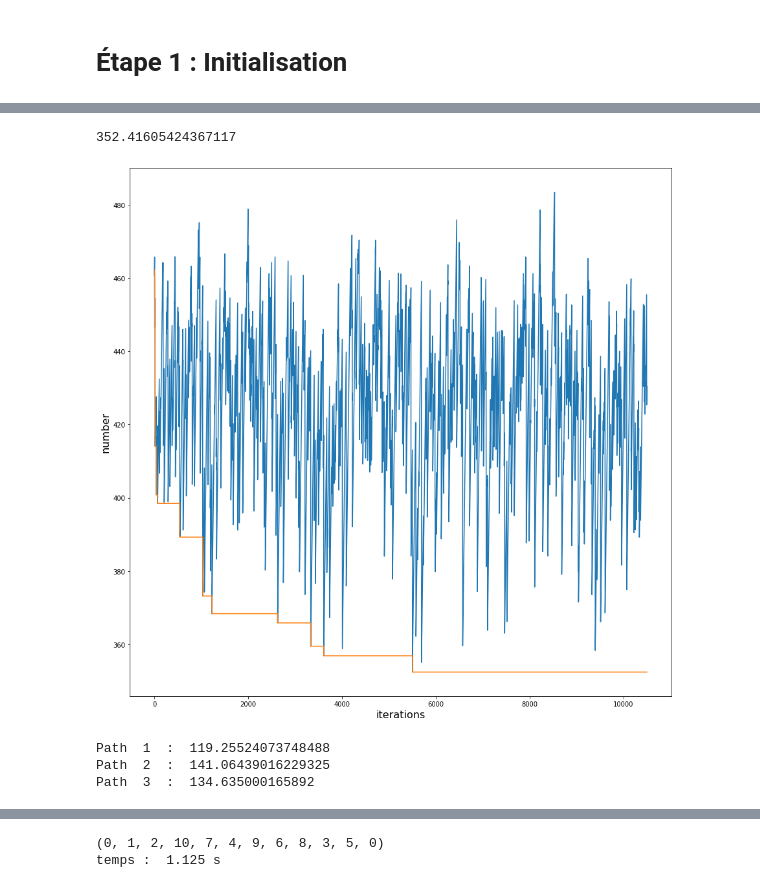
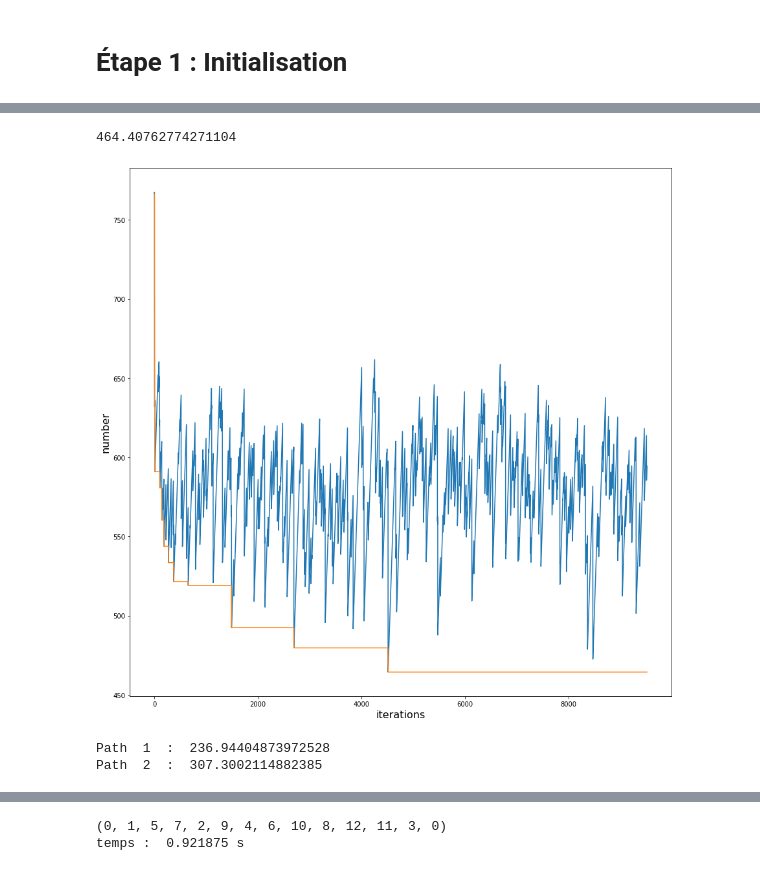
Before and after one commit to kenftt/algo-avancee, a Jupyter notebook: algo.ipynb, the cells around one changed output, grey strips where cells are left out. Cells and saved outputs as stored; diff of their text form; code cells hidden in the pictures.

Commit message:
Main code w/ trucks

```diff
--- a/algo.ipynb
+++ b/algo.ipynb
@@ -8,8 +8,8 @@ import numpy, random, math, collections, time
 
 
 # Initials var
-nbCities = 10
-nbTrucks = 3
+nbCities = 12
+nbTrucks = 2
 nbWarehouse = 1
 nbNodes = nbCities + nbWarehouse
 
@@ -123,14 +123,14 @@ def generatePath(solution, cities):
     plt.gcf().set_size_inches(15, 15)
     plt.show()
 
-def generatePathTrucks(solution, cities, path):
+def generatePathTrucks(solution, cities, path, nbTrucks):
     # Show the optimized path on a graph if we have trucks
     wCoordinate = (cities.get(0)[0], cities.get(0)[1])
     totalPath = 0
-    nbTruck = 1
-    tabColors = ["red", "green", "yellow", "blue"]
-    color = 0
-    test = 3
+    numberOfTruck = 1
+    color = "#"+''.join([random.choice('0123456789ABCDEF') for j in range(6)])
+
+#     color = 0
 
     for i in range(len(solution) - 1):
         if (i==0):
@@ -142,25 +142,28 @@ def generatePathTrucks(solution, cities, path):
             nextNode = solution[i+1]
 
             if (totalPath == 0):
-                plt.plot([cities.get(node)[0], cities.get(solution[1])[0]], [cities.get(node)[1], cities.get(solution[1])[1]], c=tabColors[color])
+                plt.plot([cities.get(node)[0], cities.get(solution[1])[0]], [cities.get(node)[1], cities.get(solution[1])[1]], c=color)
 
             totalPath += distance(cities.get(node)[0],cities.get(node)[1],cities.get(nextNode)[0],cities.get(nextNode)[1])
 
             if (totalPath < path):
                 plt.scatter(cities.get(node)[0], cities.get(node)[1], s=150, color="k")
-                plt.plot([cities.get(node)[0], cities.get(nextNode)[0]], [cities.get(node)[1], cities.get(nextNode)[1]], c=tabColors[color])
+                plt.plot([cities.get(node)[0], cities.get(nextNode)[0]], [cities.get(node)[1], cities.get(nextNode)[1]], c=color)
                 plt.annotate(node, tuple(XY + 0.8 for XY in cities.get(node)))
             else:
-                print("Path ", nbTruck, " : ", totalPath)
+                print("Path ", numberOfTruck, " : ", totalPath)
                 totalPath = 0
                 plt.scatter(cities.get(node)[0], cities.get(node)[1], s=150, color="k")
                 plt.annotate(node, tuple(XY + 0.8 for XY in cities.get(node)))
-                plt.plot([cities.get(node)[0], cities.get(solution[0])[0]], [cities.get(node)[1], cities.get(solution[0])[1]], c=tabColors[color])
-                nbTruck += 1
-                nameColor = tabColors[color]
-                color += 1
+                plt.plot([cities.get(node)[0], cities.get(solution[0])[0]], [cities.get(node)[1], cities.get(solution[0])[1]], c=color)
 
-    plt.plot([cities.get(solution[-1])[0], cities.get(solution[0])[0]], [cities.get(solution[-1])[1], cities.get(solution[0])[1]], c=nameColor)
+                if (numberOfTruck!=nbTrucks):
+                    numberOfTruck += 1
+                    color = "#"+''.join([random.choice('0123456789ABCDEF') for j in range(6)])
+#                     nameColor = color
+#                     color += 1
+
+    plt.plot([cities.get(solution[-1])[0], cities.get(solution[0])[0]], [cities.get(solution[-1])[1], cities.get(solution[0])[1]], c=color)
     plt.gcf().set_size_inches(15, 15)
     plt.show()
 
@@ -192,7 +195,7 @@ stop = time.process_time()
 
 if (nbTrucks!=0):
     path = pathByTrucks(bestSolution, nbTrucks)
-    generatePathTrucks(sol, nodes, path)
+    generatePathTrucks(sol, nodes, path, nbTrucks)
 
 print(sol)
 print("temps : ", stop-start, 's')
@@ -203,5 +206,4 @@ print("temps : ", stop-start, 's')
-352.41605424367117
+464.40762774271104
-[figure, old version]
+[figure, new version]
-Path  1  :  119.25524073748488
-Path  2  :  141.06439016229325
-Path  3  :  134.635000165892
+Path  1  :  236.94404873972528
+Path  2  :  307.3002114882385
@@ -209,2 +211,2 @@ Path  3  :  134.635000165892
-(0, 1, 2, 10, 7, 4, 9, 6, 8, 3, 5, 0)
-temps :  1.125 s
+(0, 1, 5, 7, 2, 9, 4, 6, 10, 8, 12, 11, 3, 0)
+temps :  0.921875 s
```
Also changed, not shown: parts of 1 cell of this notebook.
